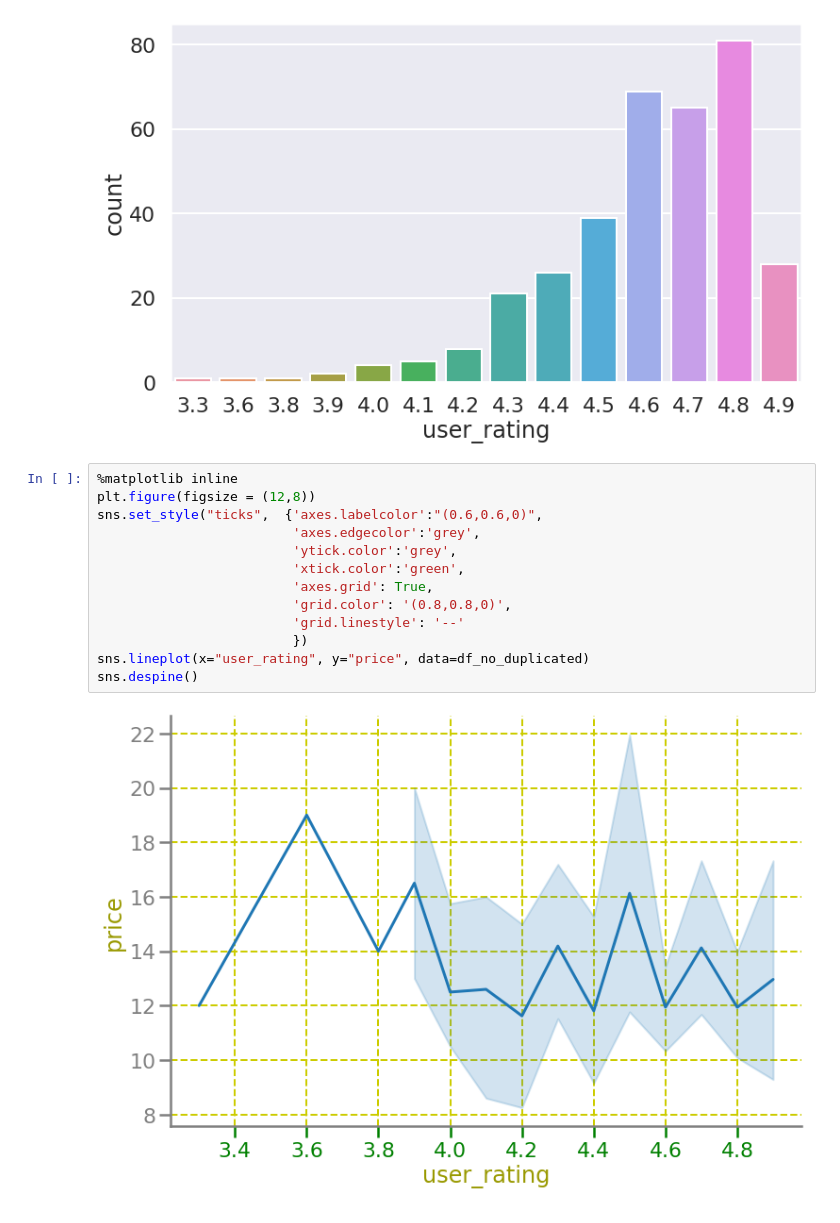
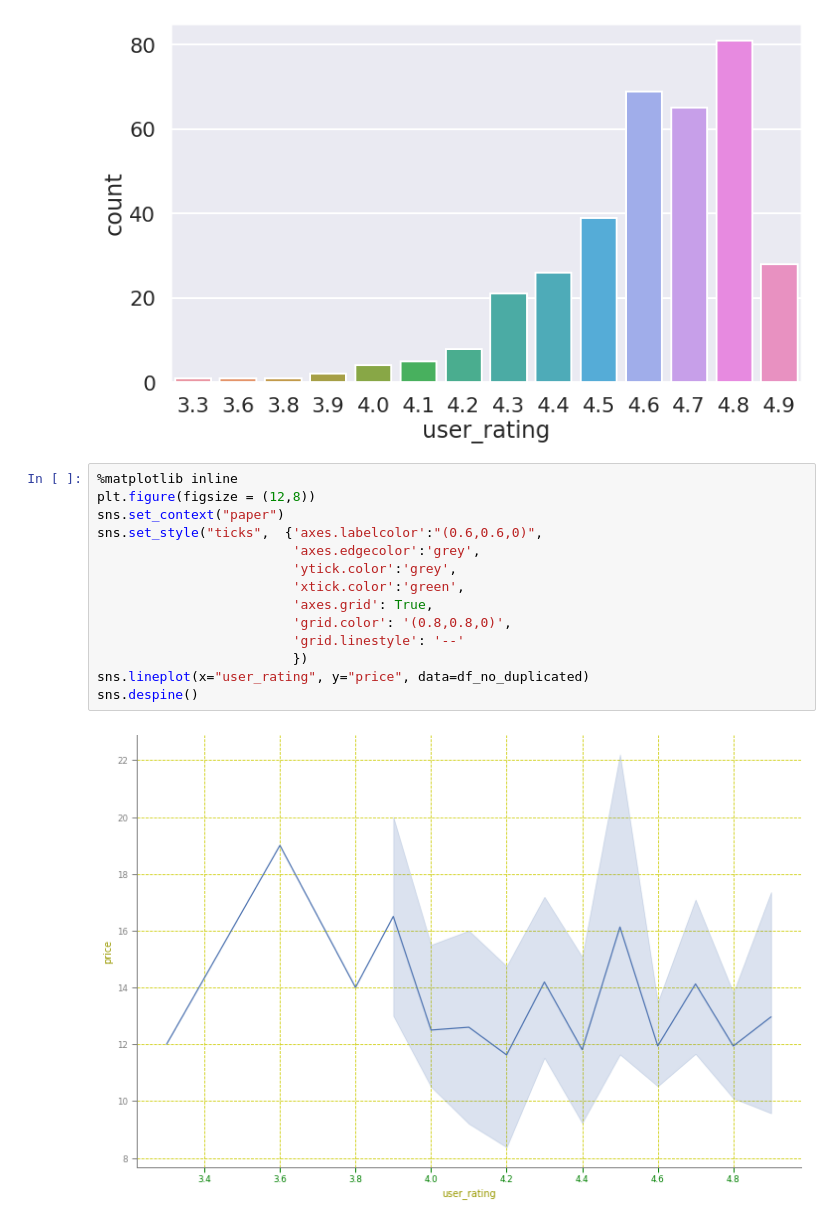
Before and after one commit to PavelStelmakhV/hw303-data-visualization, a Jupyter notebook: Hw2.3.ipynb, the cells around one changed output. Saved outputs shown, nothing was run; the diff lists cells and outputs as text.

```diff
--- a/Hw2.3.ipynb
+++ b/Hw2.3.ipynb
@@ -276,18 +276,19 @@ plt.show()
 # %%
 %matplotlib inline
 plt.figure(figsize = (12,8))
+sns.set_context("paper")
 sns.set_style("ticks",  {'axes.labelcolor':"(0.6,0.6,0)",
                          'axes.edgecolor':'grey',
                          'ytick.color':'grey',
                          'xtick.color':'green',
                          'axes.grid': True,
                          'grid.color': '(0.8,0.8,0)',
                          'grid.linestyle': '--'
                          })
 sns.lineplot(x="user_rating", y="price", data=df_no_duplicated)
 sns.despine()
 # %% [output]
-[figure, old version]
+[figure, new version]
 # %%
 %matplotlib inline
 sns.set_style("whitegrid")
```
Also changed, not shown: parts of 2 cells of this notebook.
